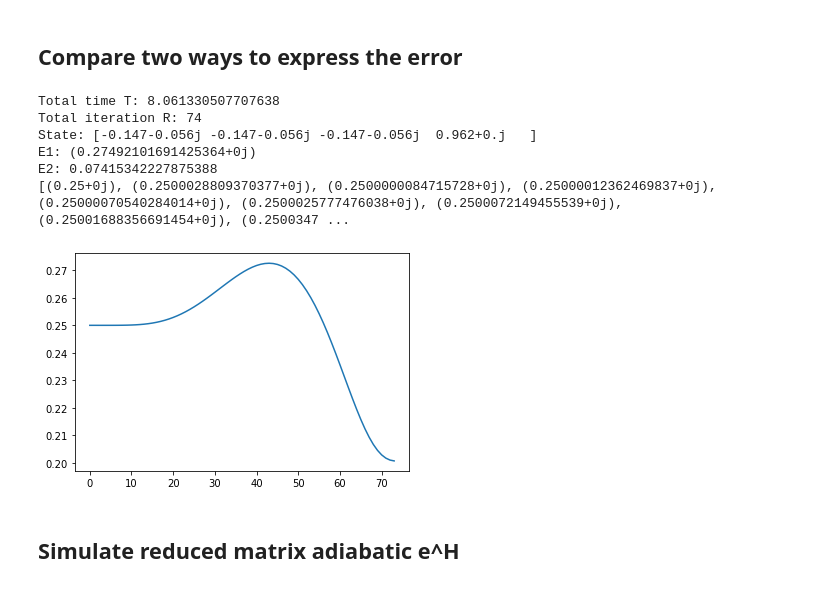
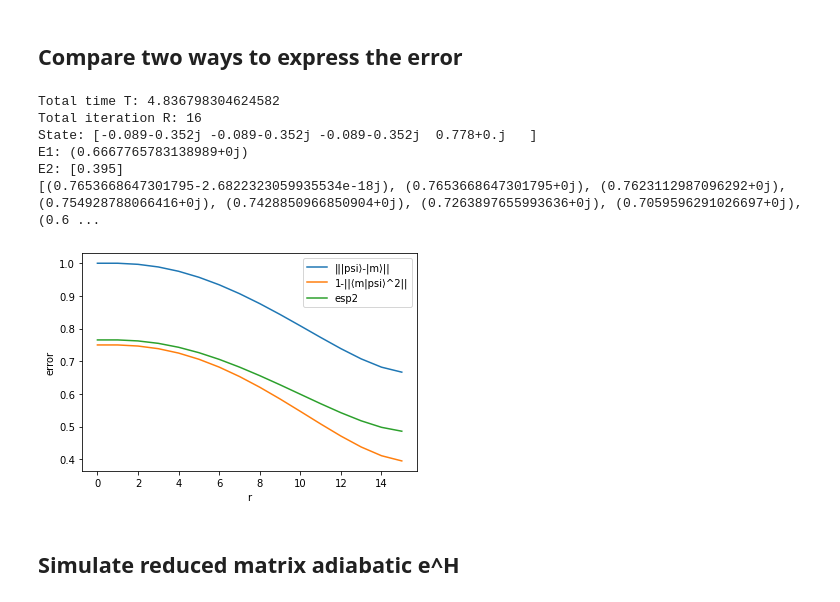
Before and after one commit to Letao-WANG/Quantum_algorithm, a Jupyter notebook: 16_May_Reduced_matrix_part2/Reduced circuit adiabatic algorithm part2.ipynb, the cells around one changed output. Drawn from its saved outputs; the diff is of its cells as text; code cells hidden in the pictures.

```diff
--- a/16_May_Reduced_matrix_part2/Reduced circuit adiabatic algorithm part2.ipynb
+++ b/16_May_Reduced_matrix_part2/Reduced circuit adiabatic algorithm part2.ipynb
@@ -111,58 +132,61 @@ def get_reduced_matrix_eH(a, delt, T):
 # %%
 n = 2
 N = 2**n
-epsilon = 0.3
+epsilon = 0.5
 
 rs = []
 es1 = []
 es2 = []
+es2p = []
 
 T = getT(epsilon, N)
 R = getR(epsilon, N)
 
 circ = QuantumCircuit(n)
 circ.h(range(n))
 
 for r in range(0, R):
     t = r*(T/R)
     H0 = np.identity(N) - init_hamiltonian(N)
     Hp = np.identity(N) - problem_hamiltonian(N)
     circ.append(H_op(T/R,n,(1-f(t,epsilon,N))*H0), range(n))
     circ.append(H_op(T/R,n,f(t,epsilon,N)*Hp), range(n))
 
     rs.append(r)
     state = get_state(circ)
-    es1.append(getEpsilon1(state.data, N))
-    es2.append(getEpsilon2(state.data, problem_vector(N)))
+    v = trans(state.data, N)
+    vp = problem_vector(N)
+    e1 = get_Epsilon1(v, vp)
+    e2 = get_Epsilon2(v, vp)
+
+    es1.append(e1)
+    es2.append(e2)
+    es2p.append(np.sqrt(np.kron(v-vp))
+#     es2p.append(np.sqrt(2-2*np.sqrt(inner_product(v, vp))))
 
 
 print("Total time T: " +str(T))
 print("Total iteration R: " +str(R))
 print("State: " +str(state.data))
-print("E1: " + str(getEpsilon1(state.data, N)))
-print("E2: " + str(getEpsilon2(state.data, problem_vector(N))))
+print("E1: " + str(get_Epsilon1(trans(state.data, N), problem_vector(N))))
+print("E2: " + str(get_Epsilon2(trans(state.data, N), problem_vector(N))))
 
-# plt.plot(rs, es1, label="|||psi⟩-|m⟩||")
-# plt.plot(rs, es2, label="1-||⟨m|psi⟩^2||")
-# plt.plot(rs, es1-es2)
-# plt.xlabel("r")
-# plt.ylabel("error")
-# plt.legend()
+plt.plot(rs, es1, label="|||psi⟩-|m⟩||")
+plt.plot(rs, es2, label="1-||⟨m|psi⟩^2||")
+plt.plot(rs, es2p, label="esp2")
+plt.xlabel("r")
+plt.ylabel("error")
+plt.legend()
 
-ess = []
-for i in range(len(rs)):
-    ess.append(es1[i]-es2[i])
-plt.plot(rs, ess)
-print(ess)
-# plot_state_qsphere(Statevector(circ))
+print(es2p)
 # %% [output]
-Total time T: 8.061330507707638
-Total iteration R: 74
-State: [-0.147-0.056j -0.147-0.056j -0.147-0.056j  0.962+0.j   ]
-E1: (0.27492101691425364+0j)
-E2: 0.07415342227875388
-[(0.25+0j), (0.2500028809370377+0j), (0.2500000084715728+0j), (0.25000012362469837+0j), (0.25000070540284014+0j), (0.2500025777476038+0j), (0.2500072149455539+0j), (0.25001688356691454+0j), (0.2500347 ...
+Total time T: 4.836798304624582
+Total iteration R: 16
+State: [-0.089-0.352j -0.089-0.352j -0.089-0.352j  0.778+0.j   ]
+E1: (0.6667765783138989+0j)
+E2: [0.395]
+[(0.7653668647301795-2.6822323059935534e-18j), (0.7653668647301795+0j), (0.7623112987096292+0j), (0.754928788066416+0j), (0.7428850966850904+0j), (0.7263897655993636+0j), (0.7059596291026697+0j), (0.6 ...
-[figure, old version]
+[figure, new version]
 # %% [markdown]
 ## Simulate reduced matrix adiabatic e^H
 # %%
```
Also changed, not shown: parts of 4 cells of this notebook, 3 other files.
